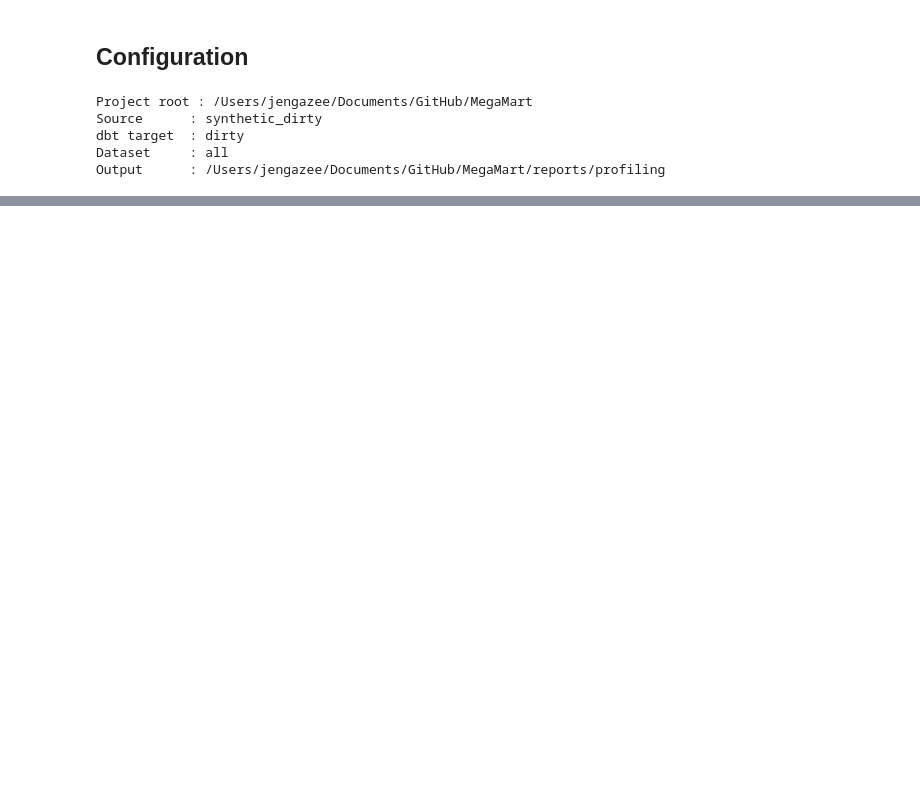
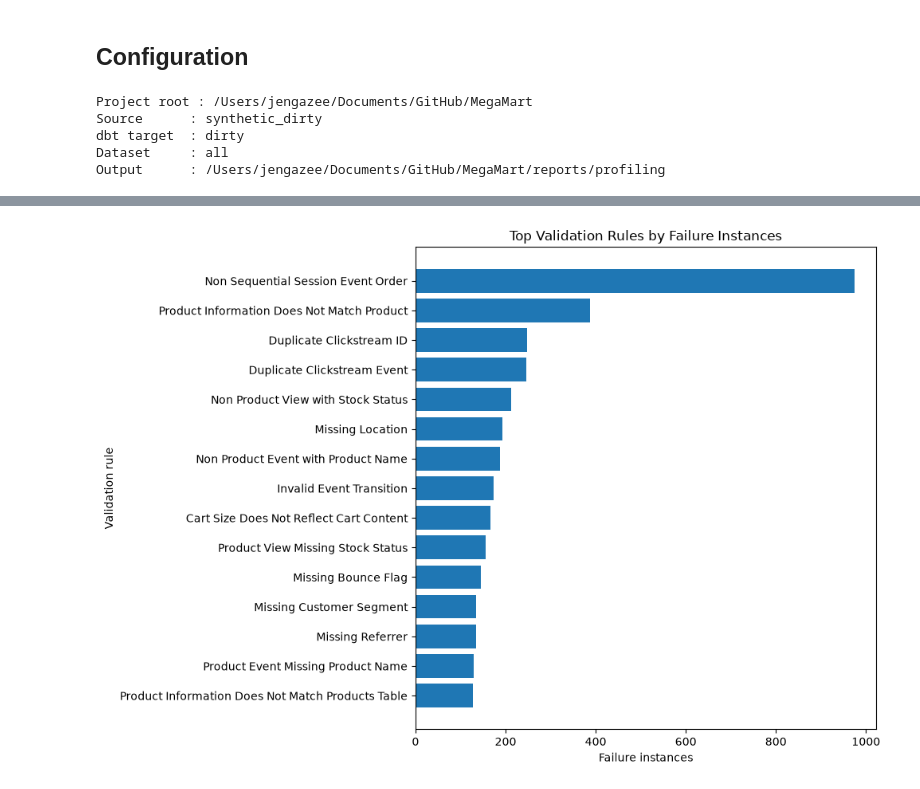
Before and after one commit to jenniferwxe/MegaMart, a Jupyter notebook: dirty_data_profiling/notebook/01_dirty_data_profiling.ipynb, the cells around one changed output, grey strips where cells are left out. Drawn from its saved outputs; the diff is of its cells as text; code cells hidden in the pictures; blank space fills up the shorter version.

```diff
--- a/dirty_data_profiling/notebook/01_dirty_data_profiling.ipynb
+++ b/dirty_data_profiling/notebook/01_dirty_data_profiling.ipynb
@@ -52,0 +306,19 @@ This section provides the dataset-level output produced by build_summary().
+# %%
+rule_failures = (
+    dirty_records
+    .groupby(
+        ["dataset", "test_description"],
+        as_index=False
+    )
+    .size()
+    .rename(columns={
+        "test_description": "rule",
+        "size": "failures",
+    })
+    .sort_values(
+        "failures",
+        ascending=False
+    )
+)
+
+display(rule_failures)
@@ -52,0 +403,36 @@ This section provides the dataset-level output produced by build_summary().
+# %%
+if not rule_failures.empty:
+
+    chart_data = (
+        rule_failures
+        .groupby(
+            "rule",
+            as_index=False
+        )["failures"]
+        .sum()
+        .sort_values(
+            "failures",
+            ascending=False
+        )
+        .head(15)
+        .sort_values(
+            "failures",
+            ascending=True
+        )
+    )
+
+    plt.figure(figsize=(10, 7))
+
+    plt.barh(
+        chart_data["rule"],
+        chart_data["failures"]
+    )
+
+    plt.xlabel("Failure instances")
+    plt.ylabel("Validation rule")
+    plt.title("Top Validation Rules by Failure Instances")
+
+    plt.tight_layout()
+    plt.show()
+# %% [output]
+[figure, added]
```
Also changed, not shown: parts of 25 cells of this notebook.
